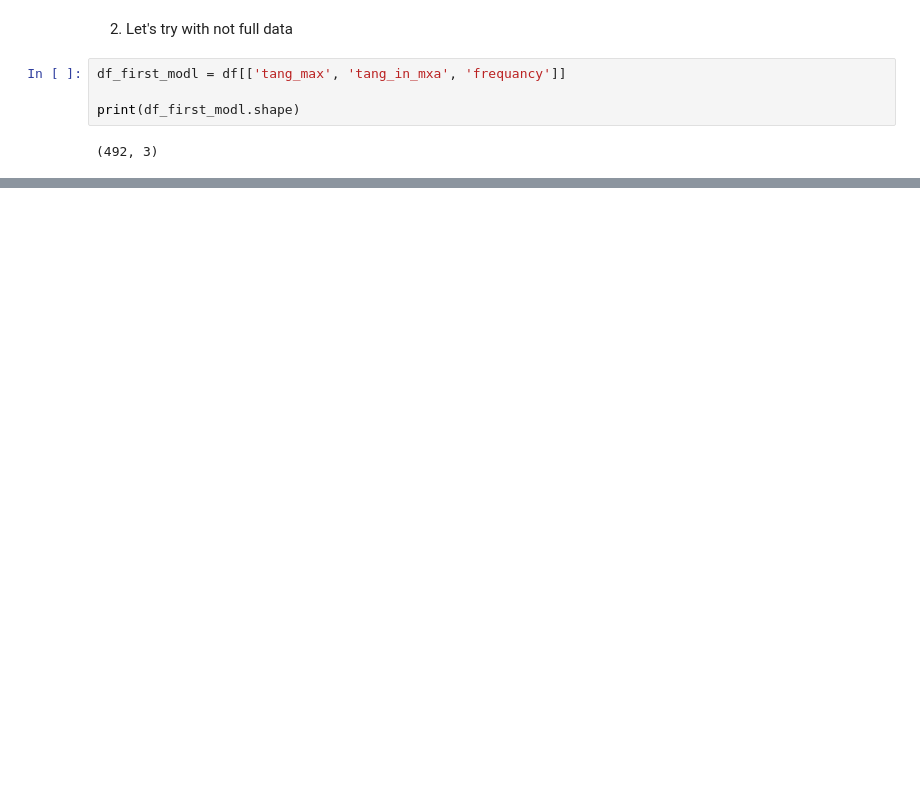
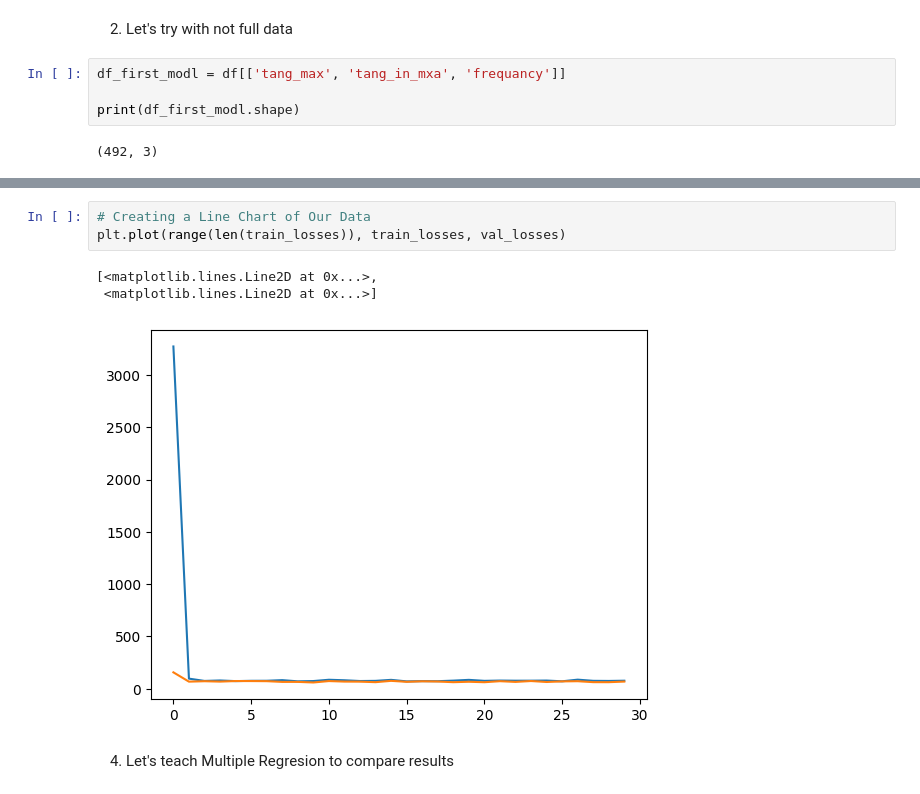
Before and after one commit to NikitaGoltsev/aerodynamic_circuit_ML, a Jupyter notebook: regresion_dl.ipynb, the cells around one changed output, grey strips where cells are left out. Cells and saved outputs as stored; diff of their text form; blank space fills up the shorter version.

```diff
--- a/regresion_dl.ipynb
+++ b/regresion_dl.ipynb
@@ -126,0 +265,9 @@ NameError: name 'X_numpy' is not defined
+# %%
+# Creating a Line Chart of Our Data
+plt.plot(range(len(train_losses)), train_losses, val_losses)
+# %% [output]
+[<matplotlib.lines.Line2D at 0x...>,
+ <matplotlib.lines.Line2D at 0x...>]
+[figure, added]
+# %% [markdown]
+4. Let's teach Multiple Regresion to compare results
```
Also changed, not shown: parts of 9 cells of this notebook.
